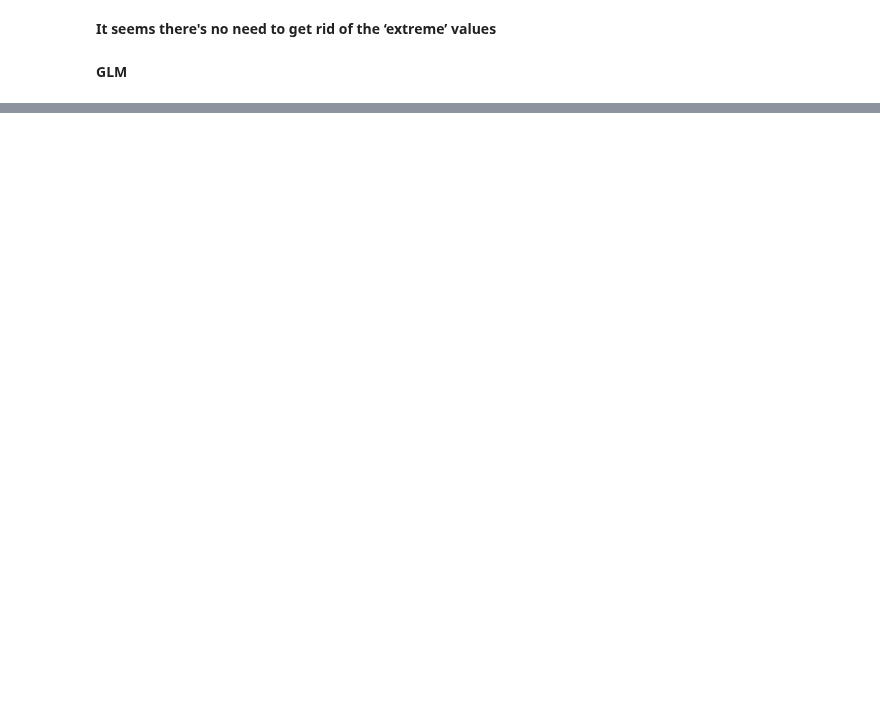
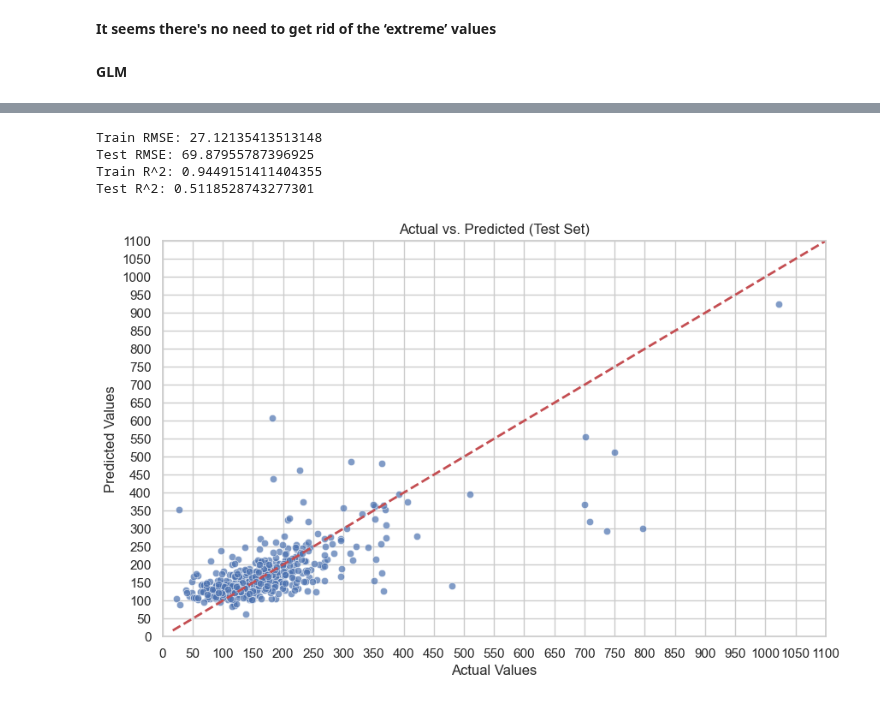
Before and after one commit to jahnavi-maddhuri/Climate-Risk-Impact-on-House-Prices, a Jupyter notebook: model_zx.ipynb, the cells around one changed output, grey strips where cells are left out. Drawn from its saved outputs; the diff is of its cells as text; code cells hidden in the pictures; blank space fills up the shorter version.

```diff
--- a/model_zx.ipynb
+++ b/model_zx.ipynb
@@ -448,0 +637,33 @@ Notes:
+# %%
+train_rmse = mean_squared_error(y_train, y_train_pred, squared=False)
+test_rmse = mean_squared_error(y_test, y_test_pred, squared=False)
+train_r2 = r2_score(y_train, y_train_pred)
+test_r2 = r2_score(y_test, y_test_pred)
+
+print(f"Train RMSE: {train_rmse}")
+print(f"Test RMSE: {test_rmse}")
+print(f"Train R^2: {train_r2}")
+print(f"Test R^2: {test_r2}")
+
+plt.figure(figsize=(10, 6))
+sns.set_theme(style="whitegrid")
+
+sns.scatterplot(x=y_test, y=y_test_pred, alpha=0.7, color="b")
+plt.plot([y.min(), y.max()], [y.min(), y.max()], "r--", lw=2)
+
+plt.xlim([0, 1100])
+plt.ylim([0, 1100])
+
+plt.xticks(range(0, 1101, 50))
+plt.yticks(range(0, 1101, 50))
+
+plt.title("Actual vs. Predicted (Test Set)")
+plt.xlabel("Actual Values")
+plt.ylabel("Predicted Values")
+plt.show()
+# %% [output]
+Train RMSE: 27.12135413513148
+Test RMSE: 69.87955787396925
+Train R^2: 0.9449151411404355
+Test R^2: 0.5118528743277301
+[figure, added]
```
Also changed, not shown: parts of 25 cells of this notebook.
